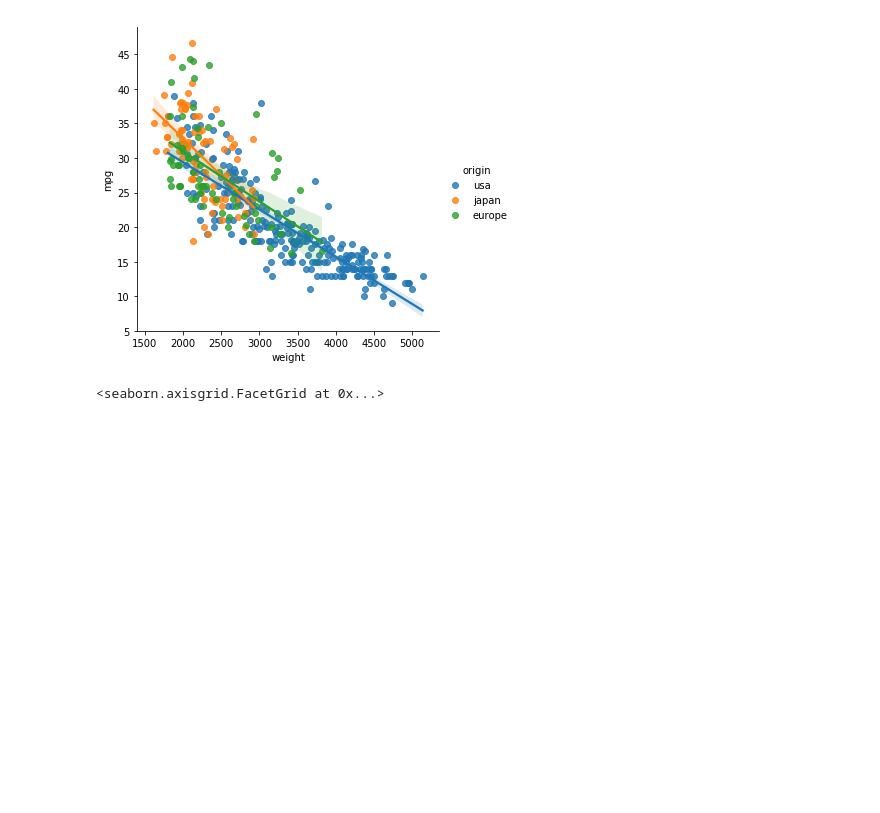
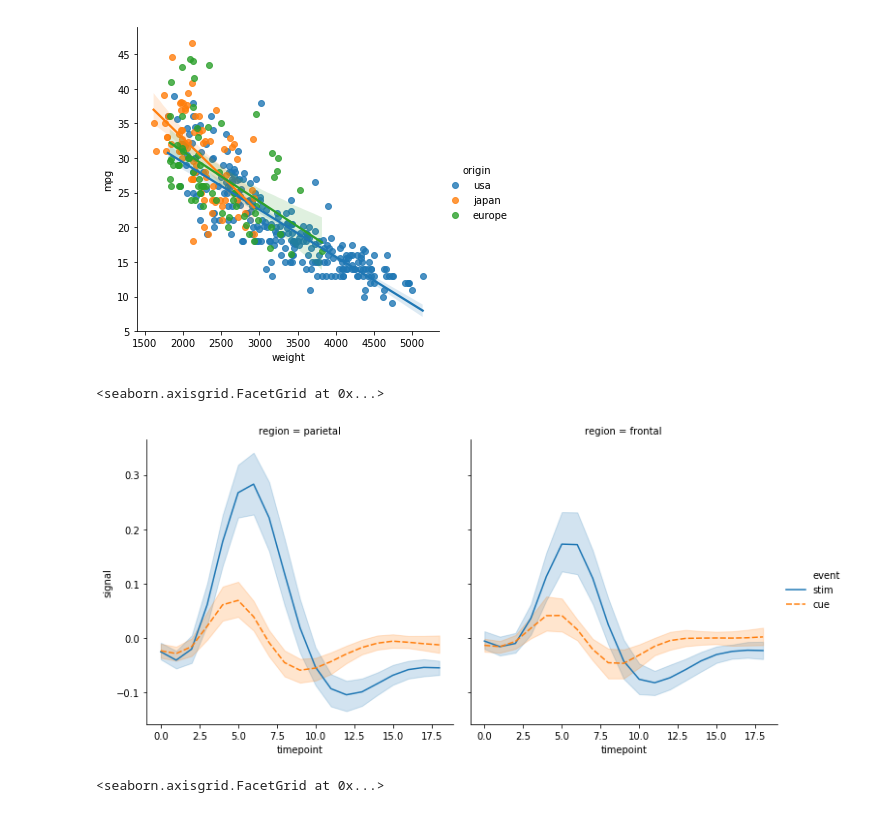
Before and after one commit to shush-jp/seaborn_ggplot, a Jupyter notebook: seaborn.ipynb, the cells around one changed output. Drawn from its saved outputs; the diff is of its cells as text; code cells hidden in the pictures; blank space fills up the shorter version.

Commit message:
~ 3 variable graph

```diff
--- a/seaborn.ipynb
+++ b/seaborn.ipynb
@@ -3,7 +3,9 @@ import pandas as pd
 import seaborn as sns
 
 df_mpg = sns.load_dataset("mpg")
+df_fmr = sns.load_dataset("fmri")
 df_tips = sns.load_dataset("tips")
+df_flight = sns.load_dataset("flights")
 # %%
 df_mpg.head()
 # %% [output]
@@ -33,6 +53,11 @@ sns.lmplot(data=df_mpg, x='weight', y='mpg', hue='origin', truncate=True)
 # %% [output]
 <seaborn.axisgrid.FacetGrid at 0x...>
 [figure]
+# %%
+sns.relplot(data=df_fmr, x='timepoint', y='signal', hue='event', style='event', col='region', kind='line')
+# %% [output]
+<seaborn.axisgrid.FacetGrid at 0x...>
+[figure, added]
 # %%
 sns.catplot(data=df_tips, x='day', y='total_bill', hue='sex', col='smoker', kind="bar")
 # %% [output]
```
Also changed, not shown: parts of 11 cells of this notebook, 1 other file.
